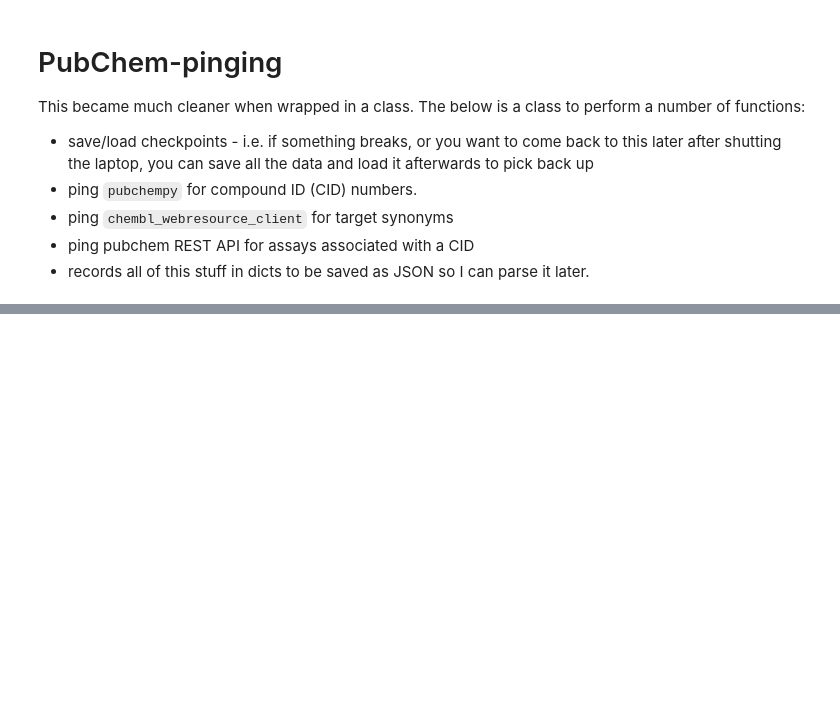
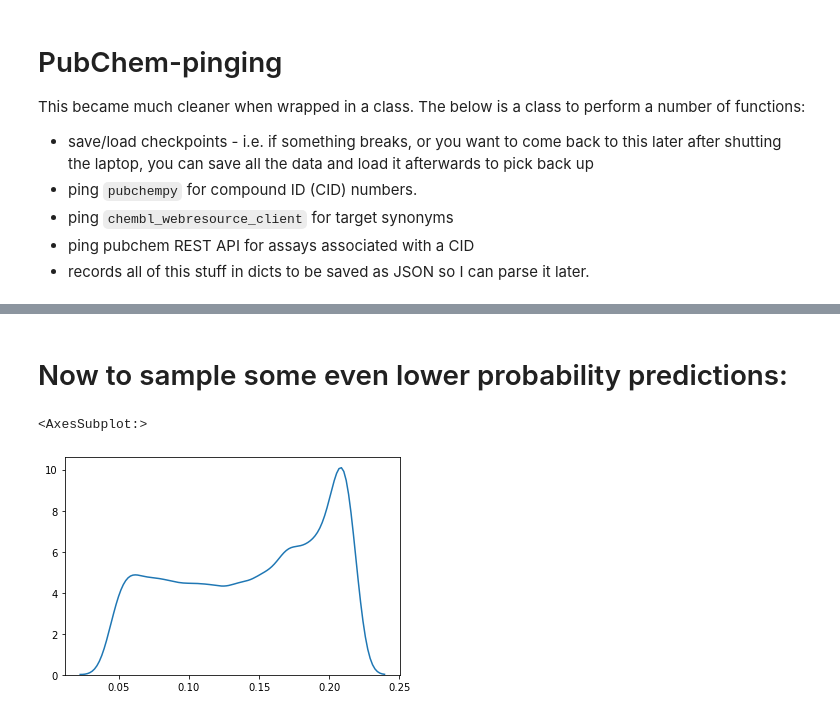
Before and after one commit to ljmartin/molrec, a Jupyter notebook: pubchem_validation/pubchem_validation.ipynb, the cells around one changed output, grey strips where cells are left out. Saved outputs shown, nothing was run; the diff lists cells and outputs as text; code cells hidden in the pictures; blank space fills up the shorter version.

```diff
--- a/pubchem_validation/pubchem_validation.ipynb
+++ b/pubchem_validation/pubchem_validation.ipynb
@@ -338,0 +345,16 @@ for count, prediction in enumerate(arr_sorted[sample]):
+# %% [markdown]
+# Now to sample some even lower probability predictions:
+# %%
+#take a random sample of assays across the (many) higher probability ones:
+n = 2_000_000
+take = 30000
+
+weight = 1 / (np.arange(n)/take+1)
+weight = weight/weight.sum()
+
+sample = np.random.choice(n, take, p=weight, replace=False) + 400_000
+# %%
+kdeplot(probability_arr[arr_sorted[sample][:,0], arr_sorted[sample][:,1]] )
+# %% [output]
+<AxesSubplot:>
+[figure, added]
```
Also changed, not shown: parts of 5 cells of this notebook, 13 other files.
